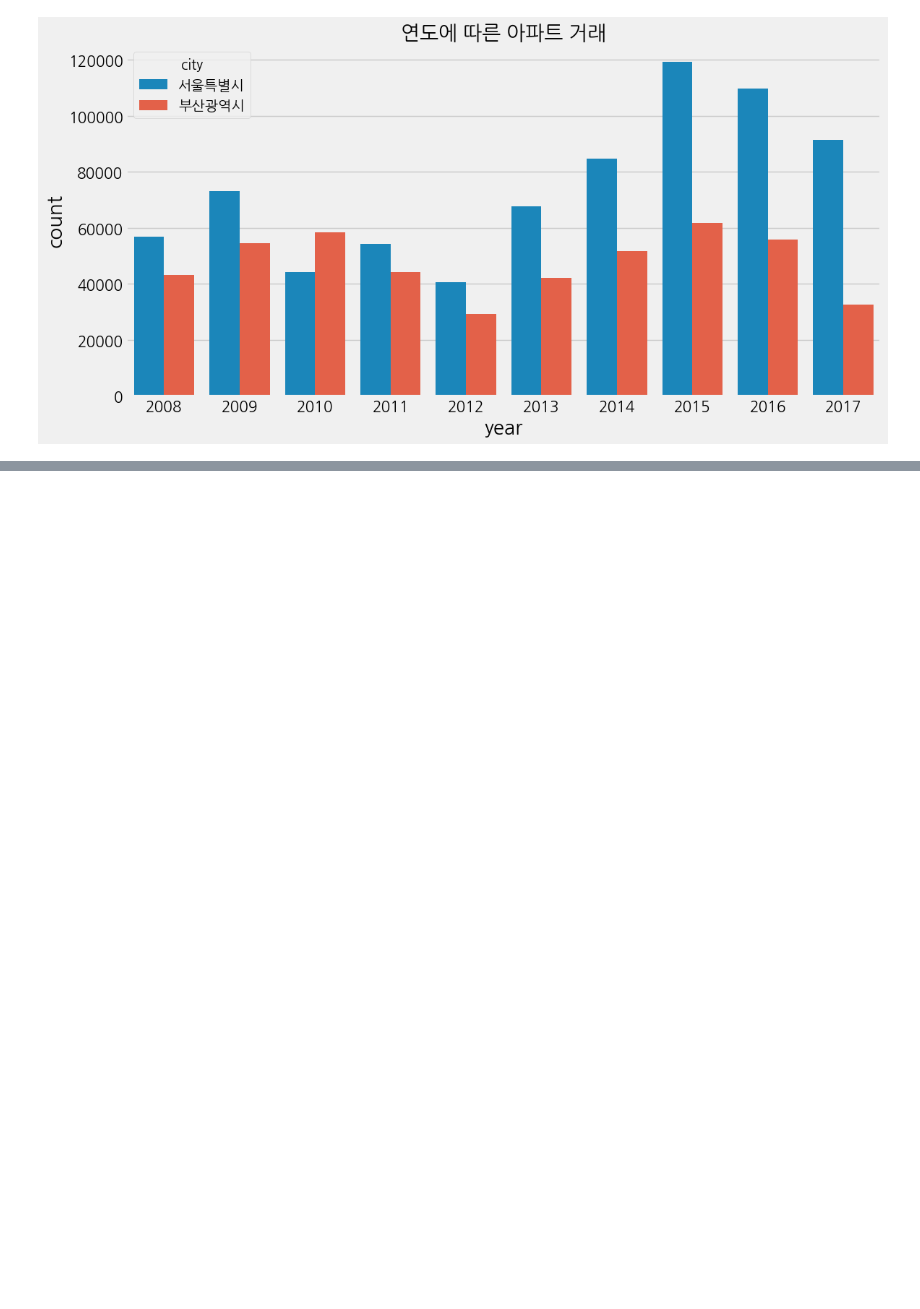
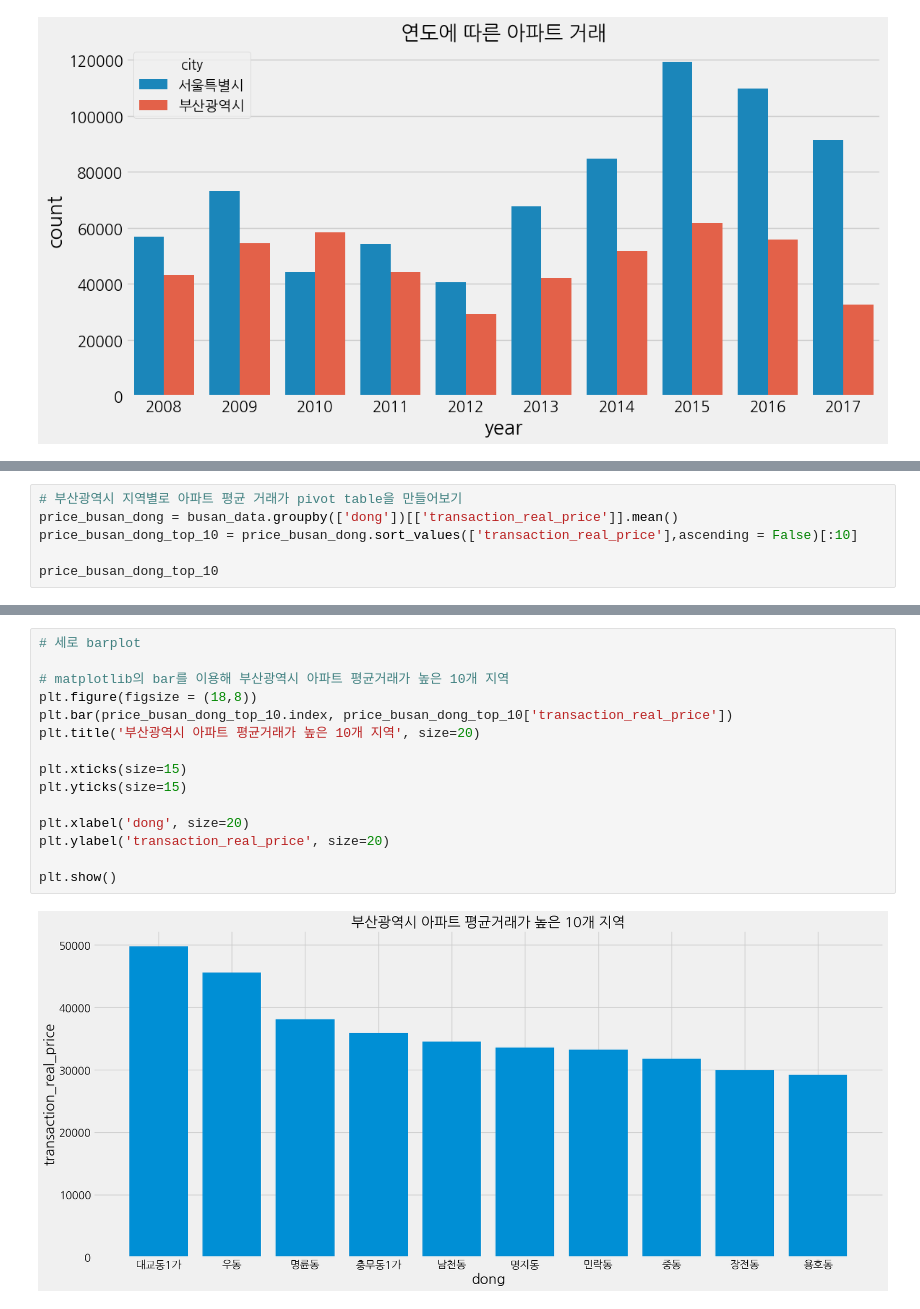
Before and after one commit to peperjet/bc-ml, a Jupyter notebook: real-estate-ml/apt2_260328.ipynb, the cells around one changed output, grey strips where cells are left out. Saved outputs shown, nothing was run; the diff lists cells and outputs as text; blank space fills up the shorter version.

```diff
--- a/real-estate-ml/apt2_260328.ipynb
+++ b/real-estate-ml/apt2_260328.ipynb
@@ -485,0 +546,6 @@ plt.show()
+# %%
+# 부산광역시 지역별로 아파트 평균 거래가 pivot table을 만들어보기
+price_busan_dong = busan_data.groupby(['dong'])[['transaction_real_price']].mean()
+price_busan_dong_top_10 = price_busan_dong.sort_values(['transaction_real_price'],ascending = False)[:10]
+
+price_busan_dong_top_10
@@ -485,0 +565,17 @@ plt.show()
+# %%
+# 세로 barplot
+
+# matplotlib의 bar를 이용해 부산광역시 아파트 평균거래가 높은 10개 지역
+plt.figure(figsize = (18,8))
+plt.bar(price_busan_dong_top_10.index, price_busan_dong_top_10['transaction_real_price'])
+plt.title('부산광역시 아파트 평균거래가 높은 10개 지역', size=20)
+
+plt.xticks(size=15)
+plt.yticks(size=15)
+
+plt.xlabel('dong', size=20)
+plt.ylabel('transaction_real_price', size=20)
+
+plt.show()
+# %% [output]
+[figure, added]
```
Also changed, not shown: parts of 37 cells of this notebook.
